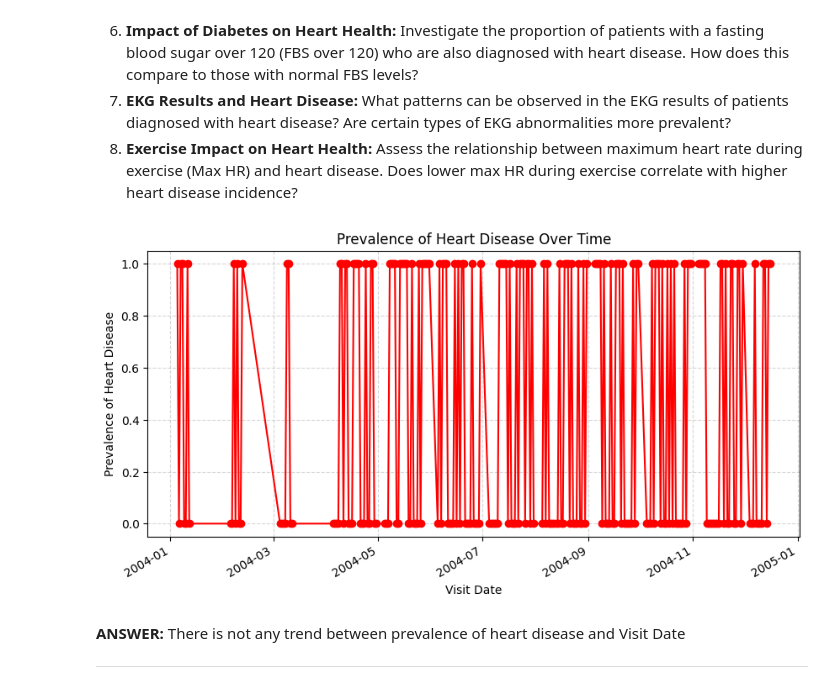
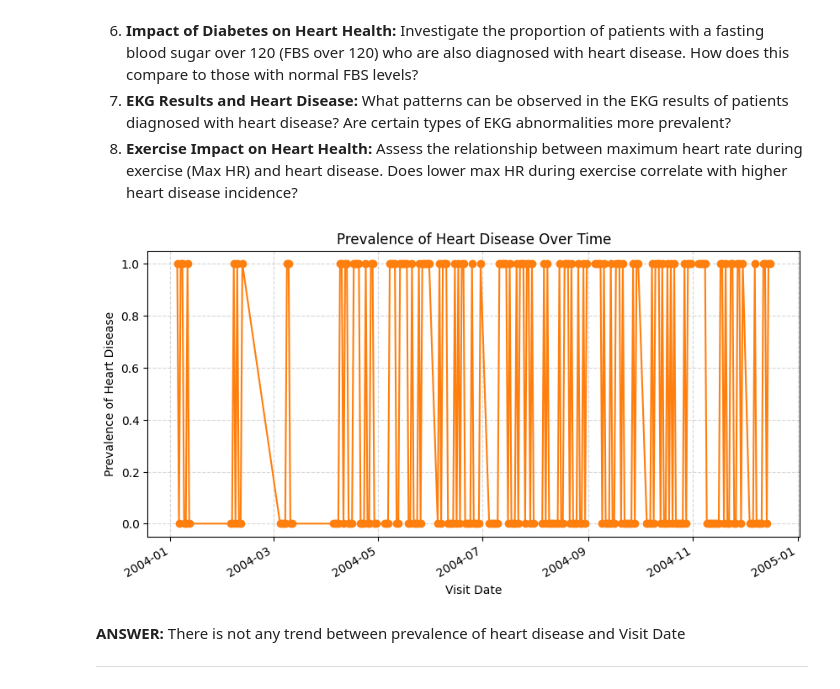
Before and after one commit to kyook17/BADM576, a Jupyter notebook: HW3_heart_disease_dataset_Kiwook_Song.ipynb, the cells around one changed output. Cells and saved outputs as stored; diff of their text form; code cells hidden in the pictures.

```diff
--- a/HW3_heart_disease_dataset_Kiwook_Song.ipynb
+++ b/HW3_heart_disease_dataset_Kiwook_Song.ipynb
@@ -161,14 +161,14 @@ df_hr['Heart Disease Binary'] = df_hr['Heart Disease Binary'].astype('float64')
 heart_disease_prevalence = df_hr.groupby('Visit Date')['Heart Disease Binary'].mean()
 # %%
 plt.figure(figsize=(10, 5))
-heart_disease_prevalence.plot(color='red', marker='o')
+heart_disease_prevalence.plot(color='tab:orange', marker='o')
 plt.title('Prevalence of Heart Disease Over Time')
 plt.xlabel('Visit Date')
 plt.ylabel('Prevalence of Heart Disease')
 plt.grid(linestyle='--', alpha=0.5)
 plt.show()
 # %% [output]
-[figure, old version]
+[figure, new version]
 # %% [markdown]
 **ANSWER:** There is not any trend between prevalence of heart disease and Visit Date
 
```
Also changed, not shown: parts of 4 cells of this notebook.
